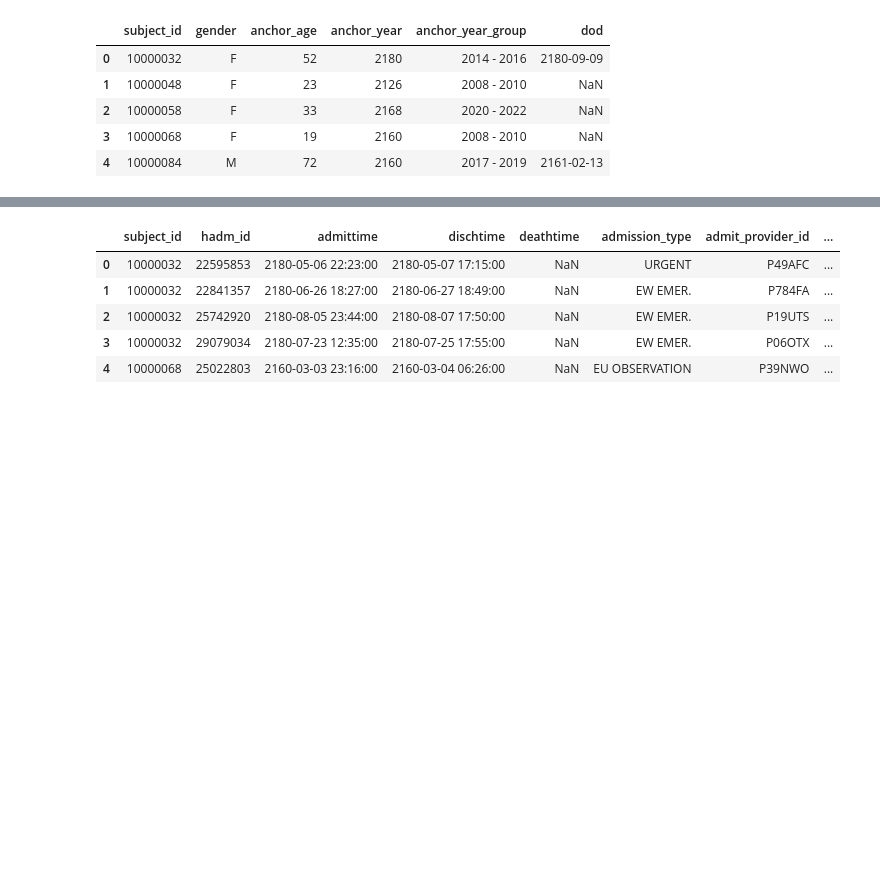
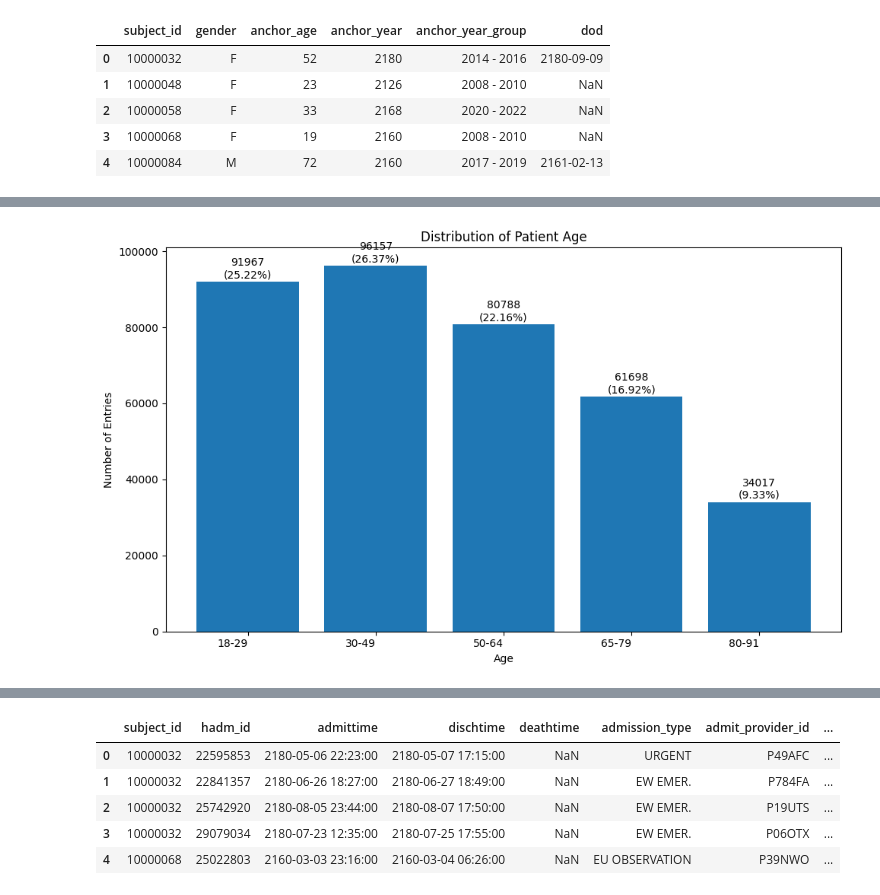
Before and after one commit to LesleyYu/DSCI531, a Jupyter notebook: project/fairness_mimic4.ipynb, the cells around one changed output, grey strips where cells are left out. Saved outputs shown, nothing was run; the diff lists cells and outputs as text; code cells hidden in the pictures; blank space fills up the shorter version.

```diff
--- a/project/fairness_mimic4.ipynb
+++ b/project/fairness_mimic4.ipynb
@@ -6,11 +13,15 @@ is a placeholder created by macOS iCloud Drive optimization. It means:
 # %%
+from sklearn.preprocessing import OneHotEncoder
+import matplotlib.pyplot as plt
+import pandas as pd
+
 import os
 print('-'*40, 'hosp', '-'*40)
-path = "/Users/ginger/Downloads/DSCI531_Project/data/mimic4/hosp"
+path = "./dataset/mimic4/hosp"
 for i in os.listdir(path):
     print(i)
 print('-'*40, 'icu', '-'*40)
-path = "/Users/ginger/Downloads/DSCI531_Project/data/mimic4/icu"
+path = "./dataset/mimic4/icu"
 for i in os.listdir(path):
     print(i)
 # %% [output]
@@ -129,3 +170,74 @@ memory usage: 11.1 MB
 | 2 | 10000058 | 0 | 33 | NaT |
 | 3 | 10000068 | 0 | 19 | NaT |
 | 4 | 10000084 | 1 | 72 | 2161-02-13 |
+# %%
+# Convert age to age groups and apply one-hot encoding
+print(f"minimum age: {patients_clean['anchor_age'].min()}")
+print(f"maximum age: {patients_clean['anchor_age'].max()}")
+print(f"unique values: {patients_clean['anchor_age'].nunique()}")
+
+def map_age(age_value):
+    if age_value < 30:
+        return "18-29"
+    elif age_value < 50:
+        return "30-49"
+    elif age_value < 65:
+        return "50-64"
+    elif age_value < 80:
+        return "65-79"
+    else:
+        return "80-91"
+
+patients_clean['age_grouped'] = patients_clean['anchor_age'].apply(map_age)
+print(f"Age groups:\n{patients_clean['age_grouped'].unique()}")
+# Count entries for each consolidated category
+age_order = ["18-29", "30-49", "50-64", "65-79", "80-91"]
+age_group_counts = patients_clean['age_grouped'].value_counts().reindex(age_order)
+# Get percentage of each category
+age_percentages = (age_group_counts / len(patients_clean) * 100).round(2)
+age_stats = pd.DataFrame({
+        'Count': age_group_counts,
+        'Percentage (%)': age_percentages
+    })
+print(age_stats)
+
+# Create a bar plot
+plt.figure(figsize=(10, 6))
+plt.bar(age_stats.index, age_stats['Count'])
+plt.title('Distribution of Patient Age')
+plt.xlabel('Age')
+plt.ylabel('Number of Entries')
+plt.xticks(ha='right')
+plt.tight_layout()
+
+# Add count labels above bars
+for i, count in enumerate(age_stats['Count']):
+    plt.text(i, count + (max(age_stats['Count'])*0.01),
+                f"{count}\n({age_stats['Percentage (%)'][i]}%)",
+                ha='center')
+plt.show()
+
+# Using sklearn OneHotEncoder to apply one-hot encoding
+# Initialize the encoder
+encoder = OneHotEncoder(sparse_output=False, handle_unknown='ignore')
+
+# Reshape the race column and fit transform
+age_array = encoder.fit_transform(patients_clean[['age_grouped']])
+
+# Create a DataFrame with the encoded values
+age_encoded_df = pd.DataFrame(
+    age_array,
+    columns=[f'age_{age}' for age in encoder.categories_[0]],
+    index=patients_clean.index
+)
+
+# Concatenate with original dataframe
+patients_encoded = pd.concat([patients_clean, age_encoded_df], axis=1)
+
+# drop the original race columns
+patients_encoded = patients_encoded.drop(['anchor_age', 'age_grouped'], axis=1)
+
+# Display the shape of the new dataframe
+print(f"Original shape: {patients_clean.shape}")
+print(f"Encoded shape: {patients_encoded.shape}")
+# %% [output]
@@ -131,0 +256 @@ memory usage: 11.1 MB
+[figure, added]
```
Also changed, not shown: parts of 43 cells of this notebook, 18 other files.
